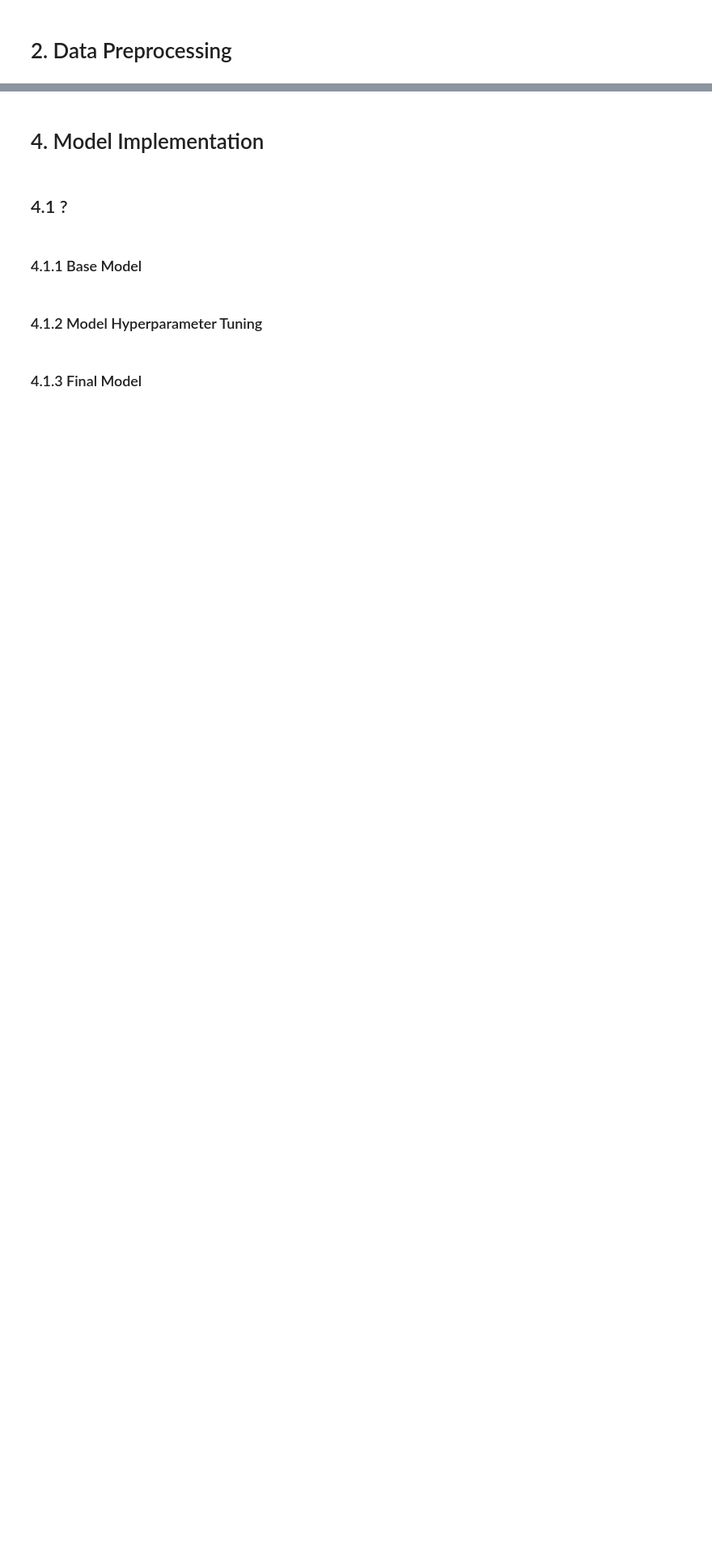
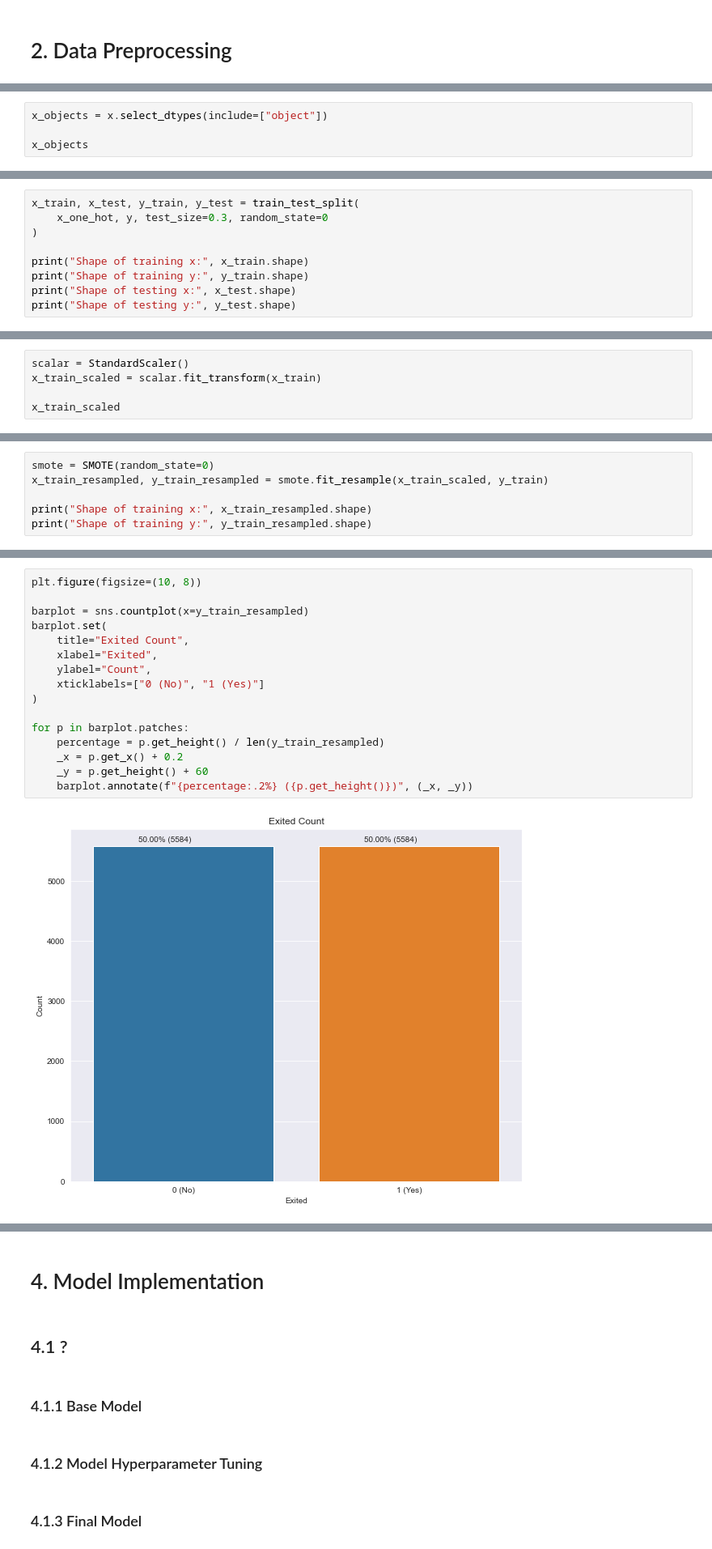
Before and after one commit to ManShunChoong/customer-churn-prediction, a Jupyter notebook: main.ipynb, the cells around one changed output, grey strips where cells are left out. Shown: that part at 81% size. Saved outputs shown, nothing was run; the diff lists cells and outputs as text; blank space fills up the shorter version.

```diff
--- a/main.ipynb
+++ b/main.ipynb
@@ -31,0 +226,4 @@
+# %%
+x_objects = x.select_dtypes(include=["object"])
+
+x_objects
@@ -31,0 +269,9 @@
+# %%
+x_train, x_test, y_train, y_test = train_test_split(
+    x_one_hot, y, test_size=0.3, random_state=0
+)
+
+print("Shape of training x:", x_train.shape)
+print("Shape of training y:", y_train.shape)
+print("Shape of testing x:", x_test.shape)
+print("Shape of testing y:", y_test.shape)
@@ -31,0 +283,5 @@
+# %%
+scalar = StandardScaler()
+x_train_scaled = scalar.fit_transform(x_train)
+
+x_train_scaled
@@ -31,0 +320,6 @@
+# %%
+smote = SMOTE(random_state=0)
+x_train_resampled, y_train_resampled = smote.fit_resample(x_train_scaled, y_train)
+
+print("Shape of training x:", x_train_resampled.shape)
+print("Shape of training y:", y_train_resampled.shape)
@@ -31,0 +329,18 @@
+# %%
+plt.figure(figsize=(10, 8))
+
+barplot = sns.countplot(x=y_train_resampled)
+barplot.set(
+    title="Exited Count",
+    xlabel="Exited",
+    ylabel="Count",
+    xticklabels=["0 (No)", "1 (Yes)"]
+)
+
+for p in barplot.patches:
+    percentage = p.get_height() / len(y_train_resampled)
+    _x = p.get_x() + 0.2
+    _y = p.get_height() + 60
+    barplot.annotate(f"{percentage:.2%} ({p.get_height()})", (_x, _y))
+# %% [output]
+[figure, added]
```
Also changed, not shown: parts of 75 cells of this notebook.
